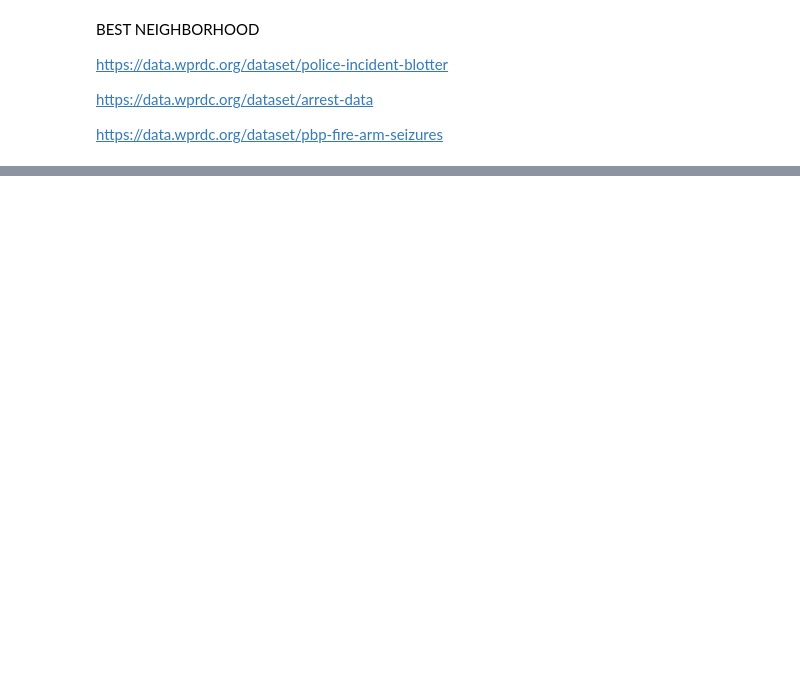
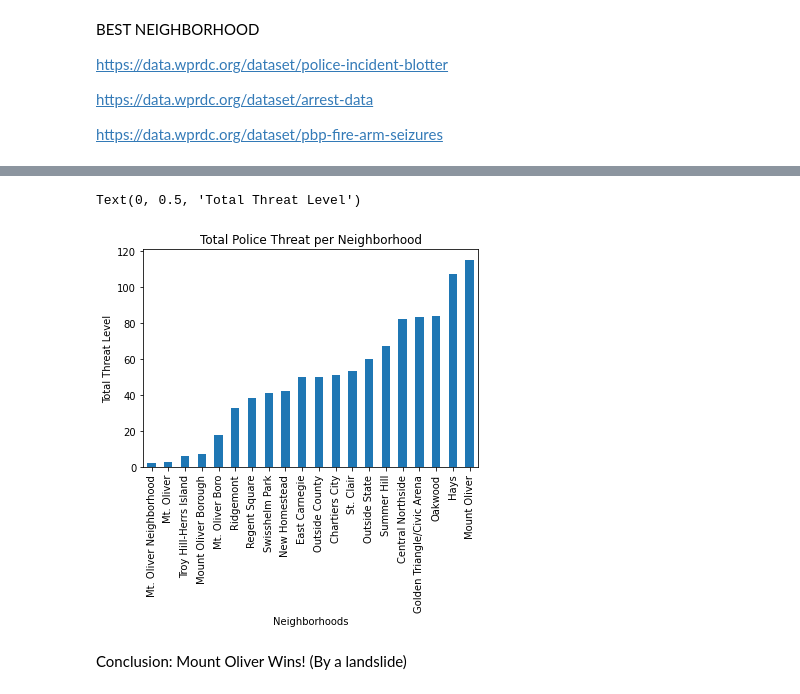
Before and after one commit to Gwon-Stephen/cmpinf0010-final-project, a Jupyter notebook: Project.ipynb, the cells around one changed output, grey strips where cells are left out. Saved outputs shown, nothing was run; the diff lists cells and outputs as text; code cells hidden in the pictures; blank space fills up the shorter version.

```diff
--- a/Project.ipynb
+++ b/Project.ipynb
@@ -55,0 +128,27 @@ print(firearms_dict)
+# %%
+final_dict = dict()
+
+# iterate through the dataframe
+for i in range(len(policeIncidents.index)):
+    word = policeIncidents.loc[i, "INCIDENTNEIGHBORHOOD"]
+    if word in final_dict:
+        final_dict[word] = final_dict[word] + 1
+    else:
+        final_dict[word] = 1
+
+# iterate through the dataframe
+for j in range(len(arrests.index)):
+    word = arrests.loc[j, "INCIDENTNEIGHBORHOOD"]
+    if word in final_dict:
+        final_dict[word] = final_dict[word] + 1
+    else:
+        final_dict[word] = 1
+
+for k in range(len(firearmSeizures.index)):
+    word = firearmSeizures.loc[k, "neighborhood"]
+    if word in final_dict:
+        final_dict[word] = final_dict[word] + 1
+    else:
+        final_dict[word] = 1
+# %%
+final_series = pd.Series(final_dict, name = "Data")
@@ -55,0 +170,10 @@ print(firearms_dict)
+# %%
+final_series.sort_values(ascending=True)[:20].plot.bar()
+plt.title('Total Police Threat per Neighborhood')
+plt.xlabel('Neighborhoods')
+plt.ylabel('Total Threat Level')
+# %% [output]
+Text(0, 0.5, 'Total Threat Level')
+[figure, added]
+# %% [markdown]
+Conclusion: Mount Oliver Wins! (By a landslide)
```
Also changed, not shown: parts of 11 cells of this notebook.
